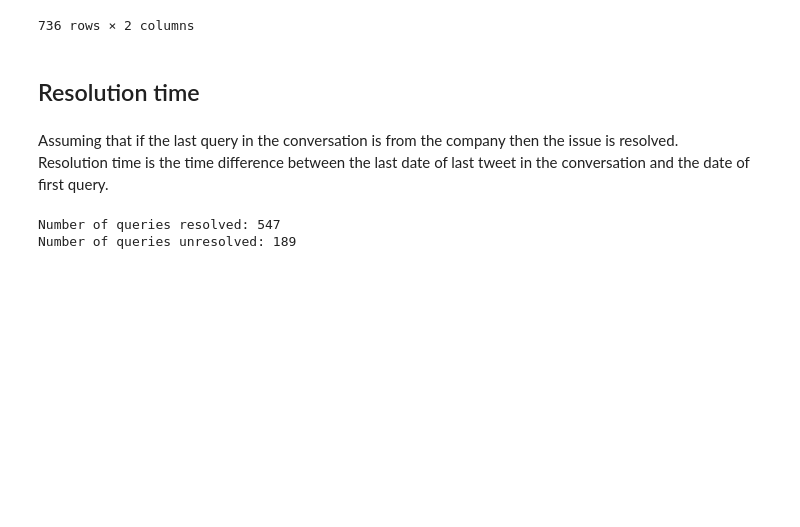
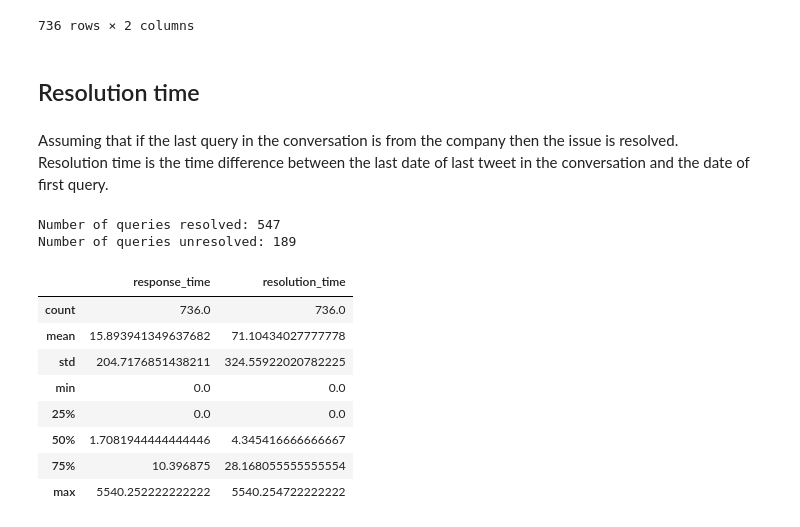
Before and after one commit to patilpushkarp/comp, a Jupyter notebook: _sources/docs/individual/fintech/response_lendingkart.ipynb, the cells around one changed output. Cells and saved outputs as stored; diff of their text form; code cells hidden in the pictures; blank space fills up the shorter version.

```diff
--- a/_sources/docs/individual/fintech/response_lendingkart.ipynb
+++ b/_sources/docs/individual/fintech/response_lendingkart.ipynb
@@ -120,3 +120,15 @@ Number of queries unresolved: 189
 # %%
 fig = px.histogram(result, x='resolution_time', log_y=True, marginal='box', title='Distribution of resolution time')
 fig.show()
+# %%
+result.describe()
+# %% [output]
+|  | response_time | resolution_time |
+| count | 736.0 | 736.0 |
+| mean | 15.893941349637682 | 71.10434027777778 |
+| std | 204.7176851438211 | 324.55922020782225 |
+| min | 0.0 | 0.0 |
+| 25% | 0.0 | 0.0 |
+| 50% | 1.7081944444444446 | 4.345416666666667 |
+| 75% | 10.396875 | 28.168055555555554 |
+| max | 5540.252222222222 | 5540.254722222222 |
```
Also changed, not shown: 19 other files.
